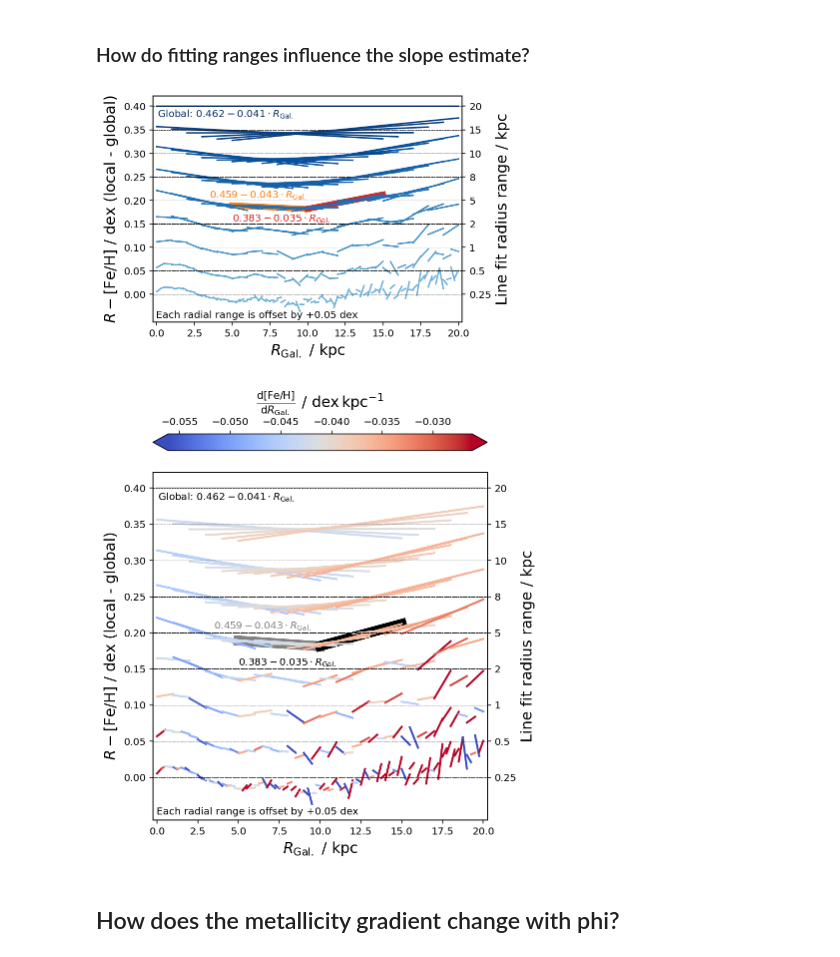
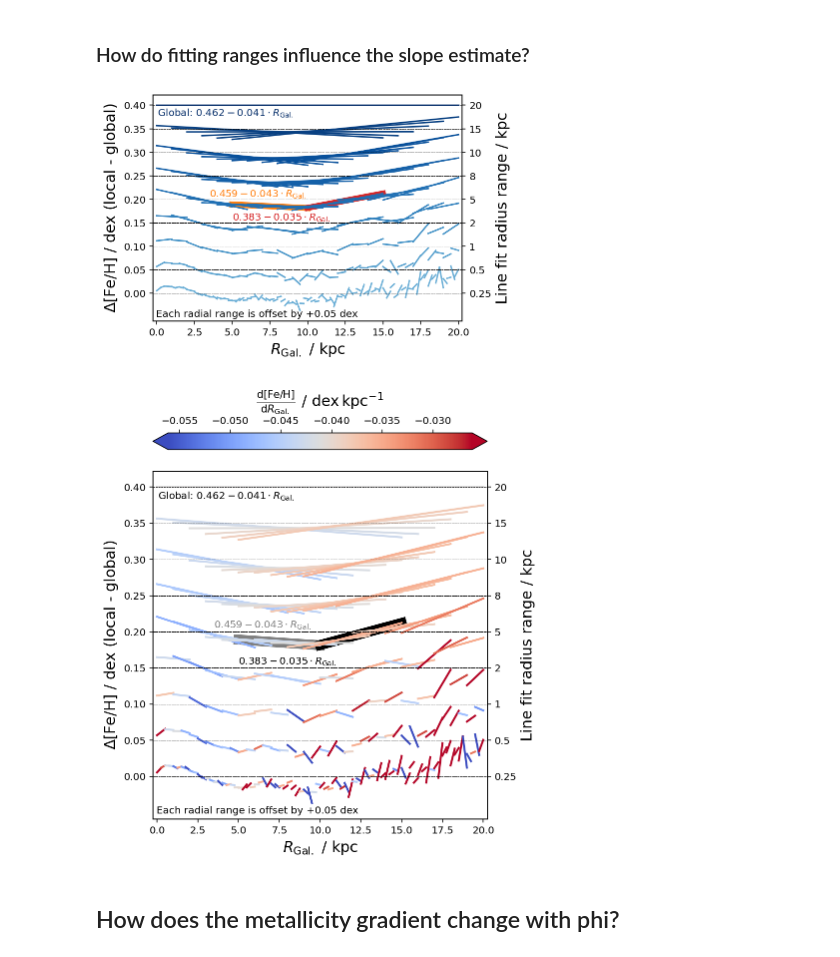
Before and after one commit to svenbuder/nihao_radial_metallicity_gradients, a Jupyter notebook: nihao_radial_metallicity_gradients.ipynb, the cells around one changed output. Cells and saved outputs as stored; diff of their text form; code cells hidden in the pictures.

Commit message:
correct ylabel

```diff
--- a/nihao_radial_metallicity_gradients.ipynb
+++ b/nihao_radial_metallicity_gradients.ipynb
@@ -503,35 +503,35 @@ for radial_index, radial_range in enumerate(radial_ranges):
             )
             ax.text(5, radial_range_ticks[radial_index]-0.045,r'$'+"{:.3f}".format(radial_model.intercept_)+"{:.3f}".format(radial_model.coef_[0])+r'\cdot R_\mathrm{Gal.}$', color = 'C3')
 
         ax.plot(
             R_plot,
             Fe_H_plot + radial_range_ticks[radial_index],
             color=colormap(color_indices[radial_index]),
             zorder = 2
         )
 
         if radial_range == 20:
             ax.text(0.05, radial_range_ticks[radial_index]-0.005,r'Global: $'+"{:.3f}".format(model_global.intercept_)+"{:.3f}".format(model_global.coef_[0])+r'\cdot R_\mathrm{Gal.}$', color = colormap(color_indices[radial_index]),va='top')
 
 ax.set_yticks(radial_range_ticks)
-ax.set_ylabel('$R-\mathrm{[Fe/H]}$ / dex (local - global)')
+ax.set_ylabel('$\Delta \mathrm{[Fe/H]}$ / dex (local - global)')
 ax.text(0.01,0.01,'Each radial range is offset by +0.05 dex',transform=ax.transAxes,ha='left',va='bottom',fontsize=10)
 ax.set_xlabel(r'$R_\mathrm{Gal.}~/~\mathrm{kpc}$')
 
 ax2 = ax.twinx()
 ax2.set_yticks(radial_range_ticks)
 ax2.set_yticklabels(radial_ranges)
 ax2.set_ylim(ax.get_ylim())
 ax2.set_ylabel('Line fit radius range / kpc')
 
 ax.set_xlim(-0.25,20.25)
 
 plt.tight_layout()
 # plt.savefig('figures/radial_range_impact.png',dpi=300,bbox_inches='tight')
 plt.show()
 plt.close()
 # %% [output]
-[figure, old version]
+[figure, new version]
 # %%
 f, ax = plt.subplots(figsize=(6,8))
 
@@ -576,7 +576,7 @@ for radial_index, radial_range in enumerate(radial_ranges):
                 zorder = 1
             )
             ax.text(3.5, radial_range_ticks[radial_index]+0.005,r'$'+"{:.3f}".format(radial_model.intercept_)+"{:.3f}".format(radial_model.coef_[0])+r'\cdot R_\mathrm{Gal.}$', color = 'grey')
-            np.savetxt('tex_text/linear_gradient_5_10_kpc.tex',[r'$\frac{\mathrm{d[Fe/H]}}{\mathrm{d}R_\mathrm{Gal.}} = '+"{:.3f}".format(radial_model.intercept_)+"{:.3f}".format(radial_model.coef_[0])+r'\cdot R_\mathrm{Gal.}$%'],fmt='%s')
+            np.savetxt('tex_text/linear_gradient_5_10_kpc.tex',[r'$\mathrm{[Fe/H]}(R_\mathrm{Gal.}) = '+"{:.3f}".format(radial_model.intercept_)+"{:.3f}".format(radial_model.coef_[0])+r'\cdot R_\mathrm{Gal.}$%'],fmt='%s')
 
         if (radial_range == 5) & (radial_min == 10):
             ax.plot(
@@ -586,7 +586,7 @@ for radial_index, radial_range in enumerate(radial_ranges):
                 zorder = 1
             )
             ax.text(5, radial_range_ticks[radial_index]-0.045,r'$'+"{:.3f}".format(radial_model.intercept_)+"{:.3f}".format(radial_model.coef_[0])+r'\cdot R_\mathrm{Gal.}$', color = 'k')
-            np.savetxt('tex_text/linear_gradient_10_15_kpc.tex',[r'$\frac{\mathrm{d[Fe/H]}}{\mathrm{d}R_\mathrm{Gal.}} = '+"{:.3f}".format(radial_model.intercept_)+"{:.3f}".format(radial_model.coef_[0])+r'\cdot R_\mathrm{Gal.}$%'],fmt='%s')
+            np.savetxt('tex_text/linear_gradient_10_15_kpc.tex',[r'$\mathrm{[Fe/H]}(R_\mathrm{Gal.}) = '+"{:.3f}".format(radial_model.intercept_)+"{:.3f}".format(radial_model.coef_[0])+r'\cdot R_\mathrm{Gal.}$%'],fmt='%s')
 
         ax.plot(
             R_plot,
@@ -597,12 +597,12 @@ for radial_index, radial_range in enumerate(radial_ranges):
 
         if radial_range == 20:
             ax.text(0.05, radial_range_ticks[radial_index]-0.005,r'Global: $'+"{:.3f}".format(model_global.intercept_)+"{:.3f}".format(model_global.coef_[0])+r'\cdot R_\mathrm{Gal.}$', va='top')
-            np.savetxt('tex_text/linear_gradient_global.tex',[r'$\frac{\mathrm{d[Fe/H]}}{\mathrm{d}R_\mathrm{Gal.}} = '+"{:.3f}".format(radial_model.intercept_)+"{:.3f}".format(radial_model.coef_[0])+r'\cdot R_\mathrm{Gal.}$%'],fmt='%s')
+            np.savetxt('tex_text/linear_gradient_global.tex',[r'$\mathrm{[Fe/H]}(R_\mathrm{Gal.}) = '+"{:.3f}".format(radial_model.intercept_)+"{:.3f}".format(radial_model.coef_[0])+r'\cdot R_\mathrm{Gal.}$%'],fmt='%s')
 
         ax.axhline(radial_range_ticks[radial_index], lw=0.5, c='k', ls='dashed')
 
 ax.set_yticks(radial_range_ticks)
-ax.set_ylabel('$R-\mathrm{[Fe/H]}$ / dex (local - global)')
+ax.set_ylabel('$\Delta \mathrm{[Fe/H]}$ / dex (local - global)')
 ax.text(0.01,0.01,'Each radial range is offset by +0.05 dex',transform=ax.transAxes,ha='left',va='bottom',fontsize=10)
 ax.set_xlabel(r'$R_\mathrm{Gal.}~/~\mathrm{kpc}$')
 
@@ -621,7 +621,7 @@ plt.savefig('figures/radial_range_impact.png',dpi=300,bbox_inches='tight')
 plt.show()
 plt.close()
 # %% [output]
-[figure, old version]
+[figure, new version]
 # %% [markdown]
 ## How does the metallicity gradient change with phi?
 # %%
```
Also changed, not shown: 4 other files.
